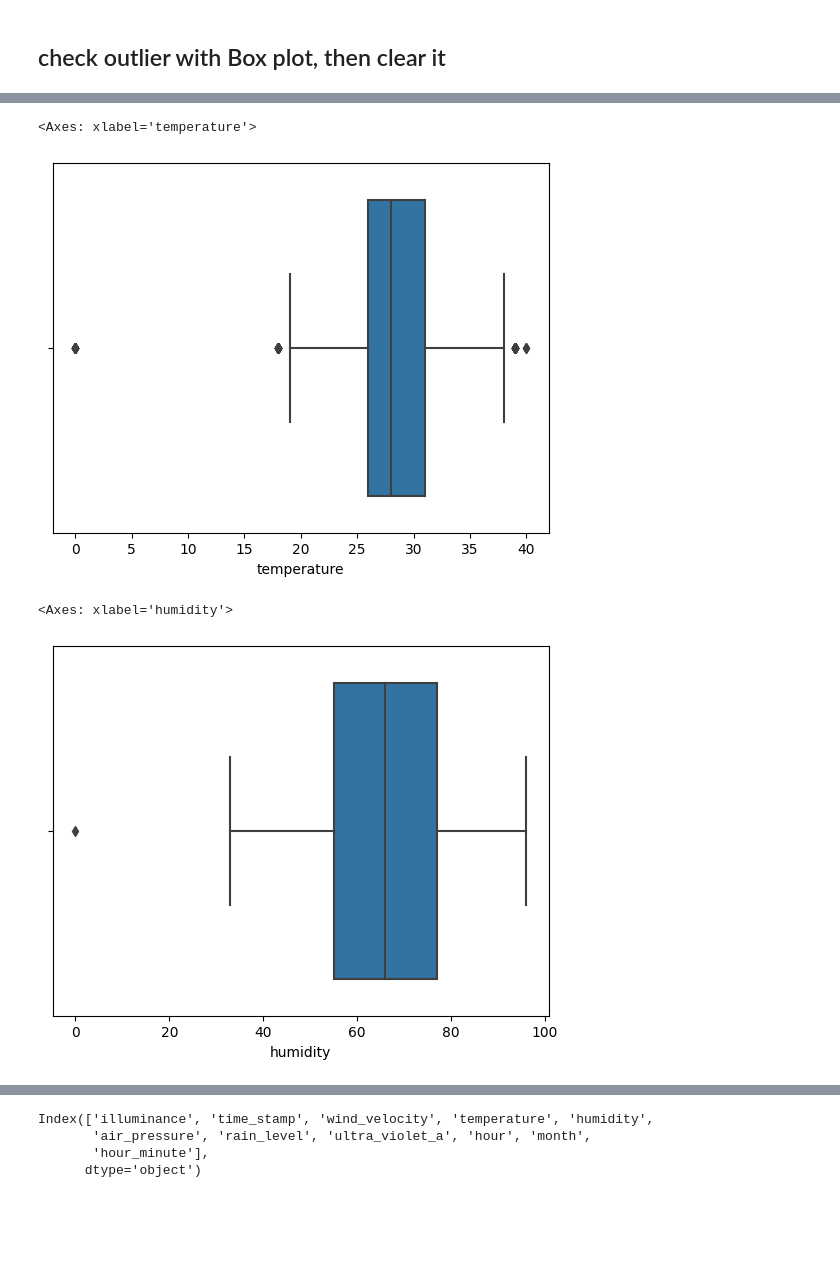
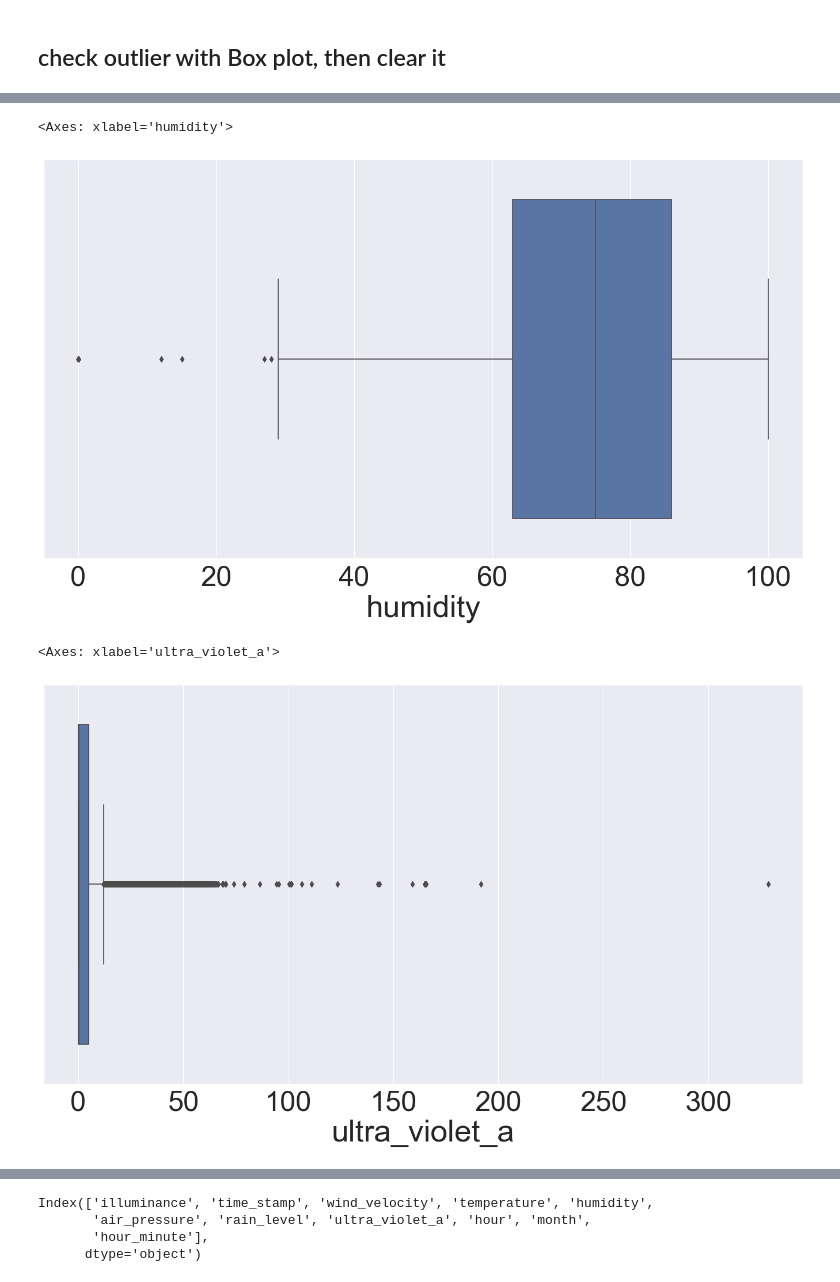
Before and after one commit to chusanapunn/SmartEnvi_AY3T2, a Jupyter notebook: smartEnviA.ipynb, the cells around one changed output, grey strips where cells are left out. Cells and saved outputs as stored; diff of their text form; code cells hidden in the pictures; blank space fills up the shorter version.

```diff
--- a/smartEnviA.ipynb
+++ b/smartEnviA.ipynb
@@ -177,5 +177,6 @@ ill_hour=sns.lineplot(data=hourly_illum)
 #ill_hour.set_xlim(left=0,right=23)
 #ill_hour.set_ylim(bottom=0,top=7000)
 sns.set(rc={'figure.figsize':(17,9)})
-plt.title("Illuminance by Hour of the day")
+sns.set_context("paper", font_scale=4)
+plt.title("Mean Illuminance by Hour of the day")
 # %% [output]
@@ -214,11 +198,11 @@ sns.boxplot(data=all_df,x="wind_direction")
 # %%
-sns.boxplot(data=all_df,x="temperature")
+sns.boxplot(data=prep_df,x="humidity")
 # %% [output]
-<Axes: xlabel='temperature'>
+<Axes: xlabel='humidity'>
-[figure, old version]
+[figure, new version]
 # %%
-sns.boxplot(data=all_df,x="humidity")
+sns.boxplot(data=prep_df,x="ultra_violet_a")
 # %% [output]
-<Axes: xlabel='humidity'>
+<Axes: xlabel='ultra_violet_a'>
-[figure, old version]
+[figure, new version]
 # %%
```
Also changed, not shown: parts of 10 cells of this notebook.
